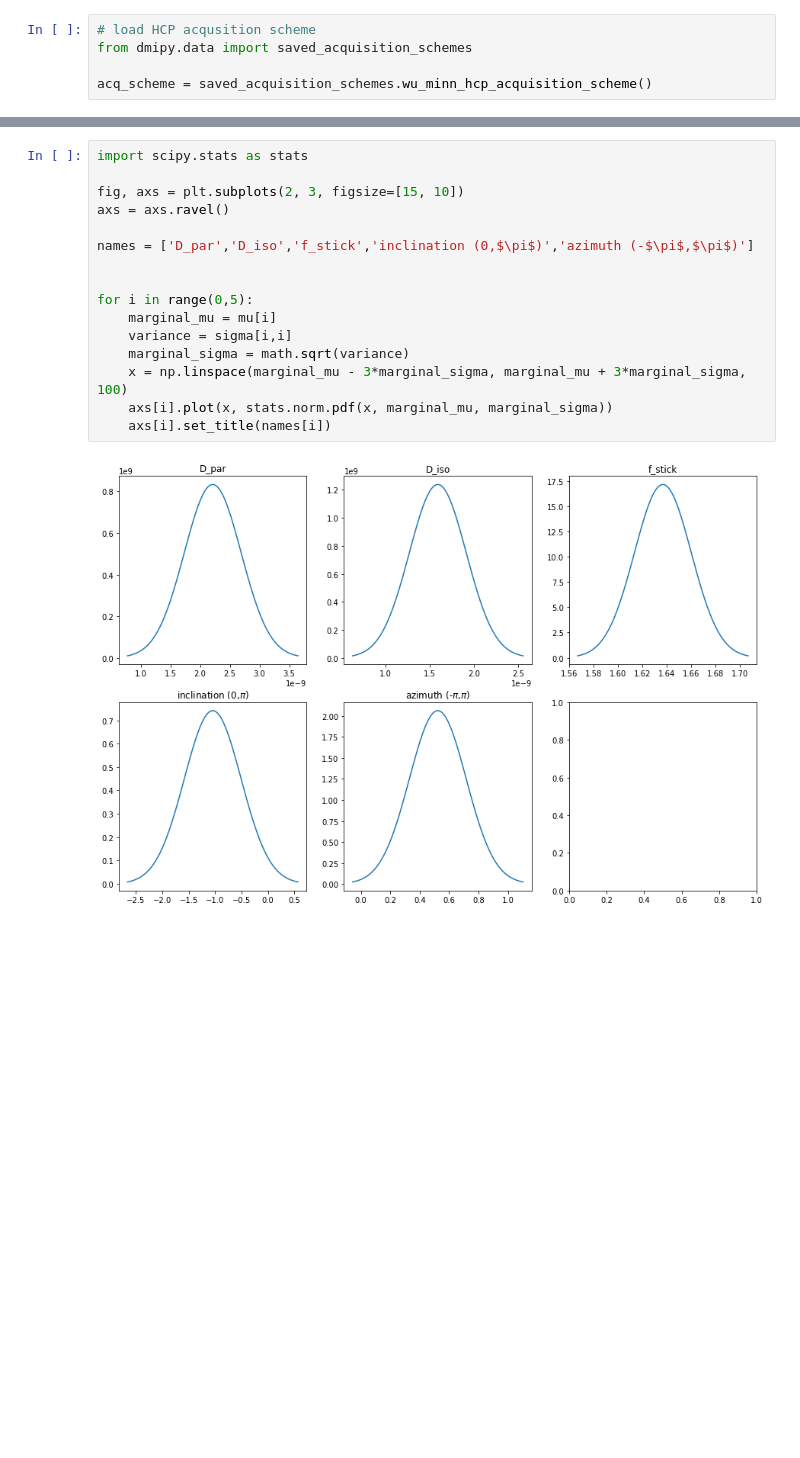
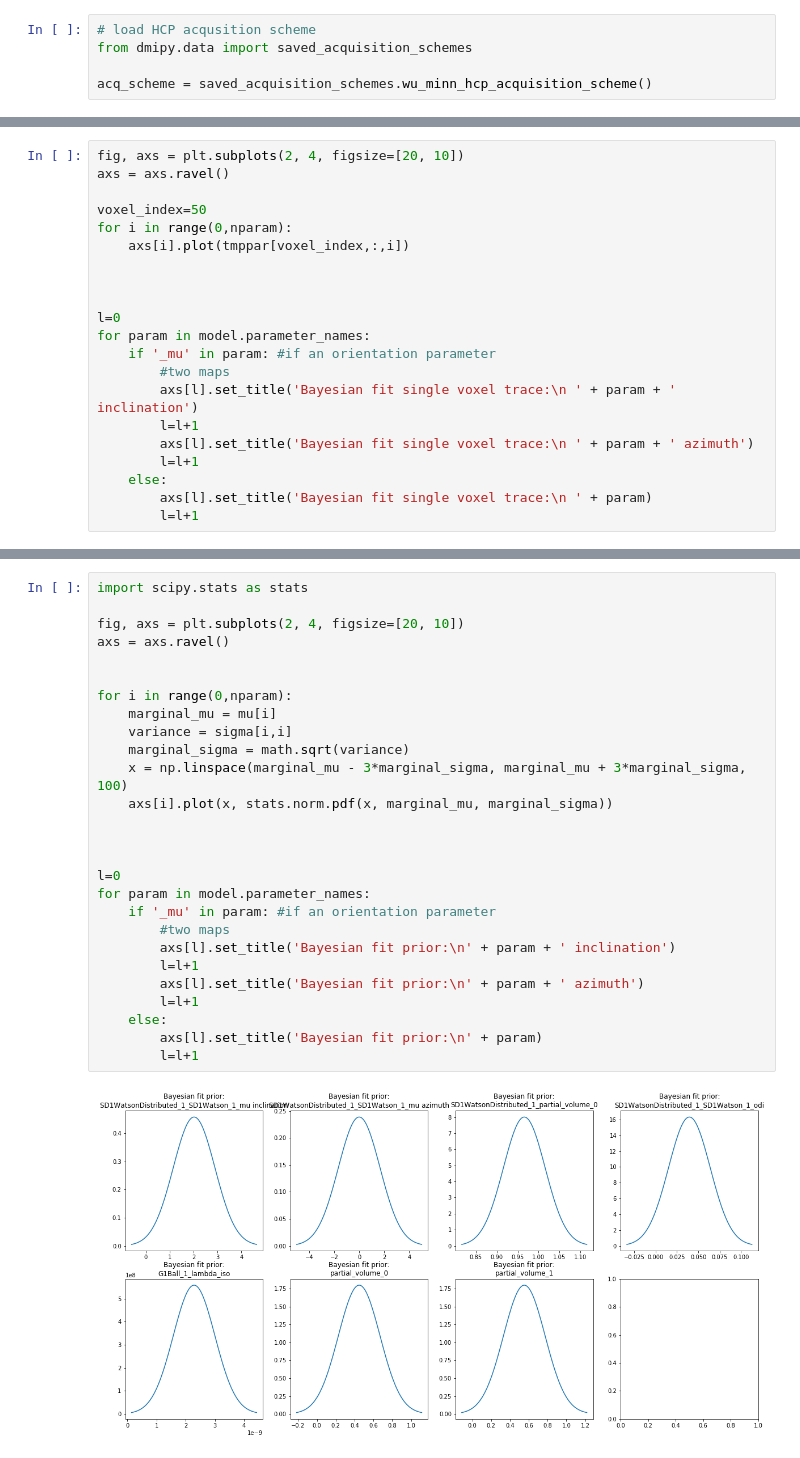
Before and after one commit to PaddySlator/dmipy-bayesian, a Jupyter notebook: bayesian-fitting-simulated-examples.ipynb, the cells around one changed output, grey strips where cells are left out. Drawn from its saved outputs; the diff is of its cells as text; blank space fills up the shorter version.

```diff
--- a/bayesian-fitting-simulated-examples.ipynb
+++ b/bayesian-fitting-simulated-examples.ipynb
@@ -628,0 +508,21 @@ for i in range(0,5):
+# %%
+fig, axs = plt.subplots(2, 4, figsize=[20, 10])
+axs = axs.ravel()
+
+voxel_index=50
+for i in range(0,nparam):
+    axs[i].plot(tmppar[voxel_index,:,i])
+
+
+
+l=0
+for param in model.parameter_names:
+    if '_mu' in param: #if an orientation parameter
+        #two maps
+        axs[l].set_title('Bayesian fit single voxel trace:\n ' + param + ' inclination')
+        l=l+1
+        axs[l].set_title('Bayesian fit single voxel trace:\n ' + param + ' azimuth')
+        l=l+1
+    else:
+        axs[l].set_title('Bayesian fit single voxel trace:\n ' + param)
+        l=l+1
@@ -629,18 +531,29 @@ for i in range(0,5):
 # %%
 import scipy.stats as stats
 
-fig, axs = plt.subplots(2, 3, figsize=[15, 10])
+fig, axs = plt.subplots(2, 4, figsize=[20, 10])
 axs = axs.ravel()
 
-names = ['D_par','D_iso','f_stick','inclination (0,$\pi$)','azimuth (-$\pi$,$\pi$)']
 
-
-for i in range(0,5):
+for i in range(0,nparam):
     marginal_mu = mu[i]
     variance = sigma[i,i]
     marginal_sigma = math.sqrt(variance)
     x = np.linspace(marginal_mu - 3*marginal_sigma, marginal_mu + 3*marginal_sigma, 100)
     axs[i].plot(x, stats.norm.pdf(x, marginal_mu, marginal_sigma))
-    axs[i].set_title(names[i])
+
+
+
+l=0
+for param in model.parameter_names:
+    if '_mu' in param: #if an orientation parameter
+        #two maps
+        axs[l].set_title('Bayesian fit prior:\n' + param + ' inclination')
+        l=l+1
+        axs[l].set_title('Bayesian fit prior:\n' + param + ' azimuth')
+        l=l+1
+    else:
+        axs[l].set_title('Bayesian fit prior:\n' + param)
+        l=l+1
 # %% [output]
-[figure, old version]
+[figure, new version]
```
Also changed, not shown: parts of 33 cells of this notebook, 1 other file.
